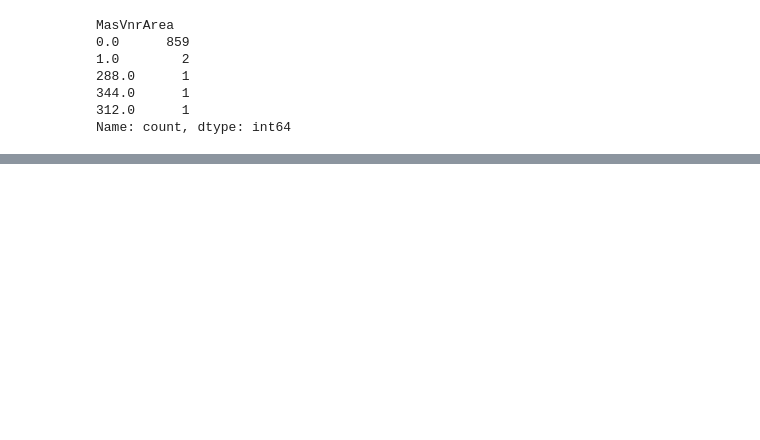
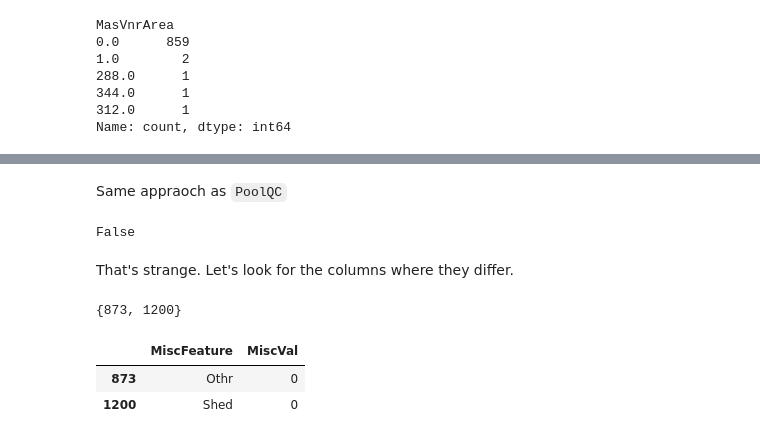
Before and after one commit to Rasengan-125/Ames-Housing, a Jupyter notebook: analysis.ipynb, the cells around one changed output, grey strips where cells are left out. Drawn from its saved outputs; the diff is of its cells as text; code cells hidden in the pictures; blank space fills up the shorter version.

```diff
--- a/analysis.ipynb
+++ b/analysis.ipynb
@@ -276,0 +361,6 @@ Name: count, dtype: int64
+# %%
+brkface_median = df[(df["MasVnrType"] == "BrkFace") & (df["MasVnrArea"] > 0)]["MasVnrArea"].median()
+stone_median = df[(df["MasVnrType"] == "Stone") & (df["MasVnrArea"] > 0)]["MasVnrArea"].median()
+
+df.loc[688, "MasVnrArea"] = brkface_median
+df.loc[1241, "MasVnrArea"] = stone_median
@@ -276,0 +378,4 @@ Name: count, dtype: int64
+# %%
+df["MasVnrType"] = df["MasVnrType"].fillna("None")
+
+df["MasVnrType"].isnull().sum() # Should be 0 after filling missing values with "None"
@@ -276,0 +396,2 @@ Name: count, dtype: int64
+# %%
+df["Electrical"] = df["Electrical"].fillna(df["Electrical"].mode()[0])
@@ -276,0 +444,6 @@ Name: count, dtype: int64
+# %%
+df["PoolQC"] = df["PoolQC"].fillna("None")
+
+missing_now = df.isnull().sum()
+missing_now = missing_now[missing_now > 0].sort_values(ascending=False)
+missing_now
@@ -276,0 +470,21 @@ Name: count, dtype: int64
+# %% [markdown]
+Same appraoch as `PoolQC`
+# %%
+Misc_feat = set(df[df["MiscFeature"].isnull()].index)
+Misc_val = set(df[df["MiscVal"] == 0].index)
+
+Misc_feat==Misc_val
+# %% [output]
+False
+# %% [markdown]
+That's strange. Let's look for the columns where they differ.
+# %%
+Misc_feat.symmetric_difference(Misc_val)
+# %% [output]
+{873, 1200}
+# %%
+df.loc[[873, 1200], ["MiscFeature", "MiscVal"]]
+# %% [output]
+|  | MiscFeature | MiscVal |
+| 873 | Othr | 0 |
+| 1200 | Shed | 0 |
```
Also changed, not shown: parts of 78 cells of this notebook, 2 other files.
